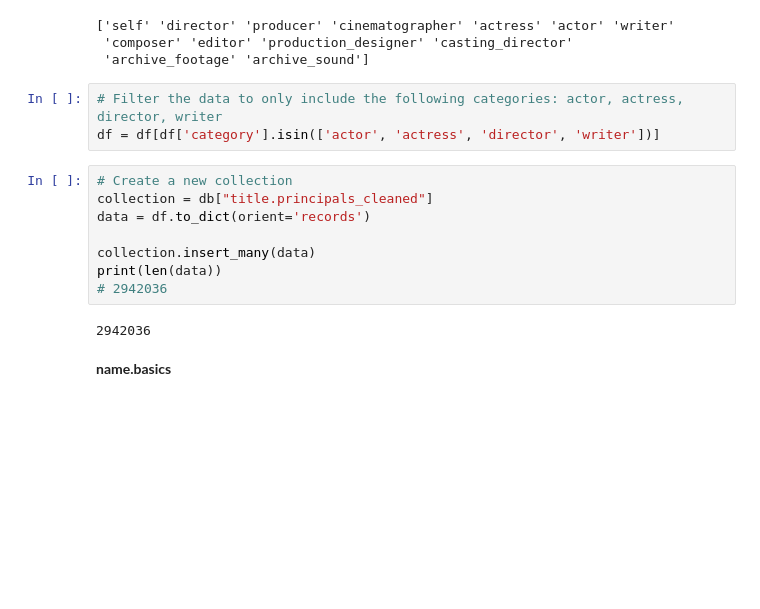
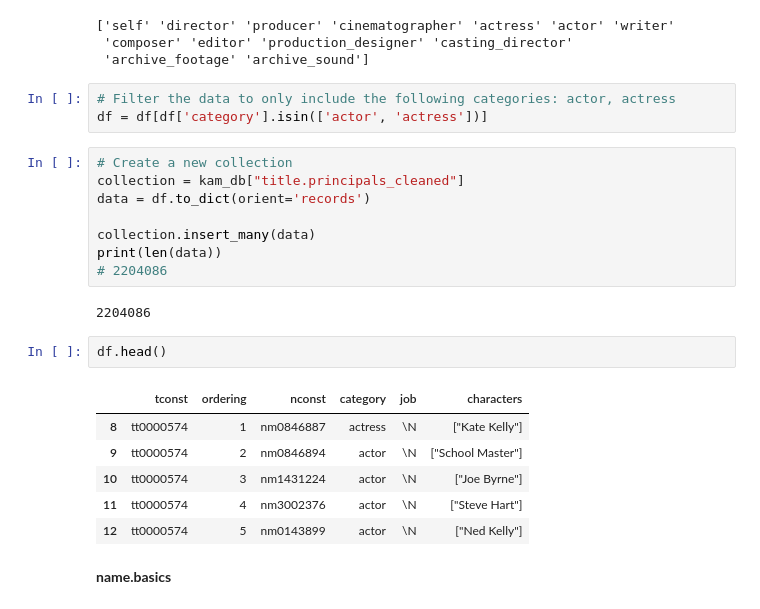
Before and after one commit to hunterAntal/IMDb-Analyser, a Jupyter notebook: Data_cleaning/clean_empty_data.ipynb, the cells around one changed output. Drawn from its saved outputs; the diff is of its cells as text; blank space fills up the shorter version.

```diff
--- a/Data_cleaning/clean_empty_data.ipynb
+++ b/Data_cleaning/clean_empty_data.ipynb
@@ -144,18 +181,27 @@ print(result)
  'composer' 'editor' 'production_designer' 'casting_director'
  'archive_footage' 'archive_sound']
 # %%
-# Filter the data to only include the following categories: actor, actress, director, writer
-df = df[df['category'].isin(['actor', 'actress', 'director', 'writer'])]
+# Filter the data to only include the following categories: actor, actress
+df = df[df['category'].isin(['actor', 'actress'])]
 # %%
 # Create a new collection
-collection = db["title.principals_cleaned"]
+collection = kam_db["title.principals_cleaned"]
 data = df.to_dict(orient='records')
 
 collection.insert_many(data)
 print(len(data))
-# 2942036
+# 2204086
 # %% [output]
-2942036
+2204086
+# %%
+df.head()
+# %% [output]
+|  | tconst | ordering | nconst | category | job | characters |
+| 8 | tt0000574 | 1 | nm0846887 | actress | \N | ["Kate Kelly"] |
+| 9 | tt0000574 | 2 | nm0846894 | actor | \N | ["School Master"] |
+| 10 | tt0000574 | 3 | nm1431224 | actor | \N | ["Joe Byrne"] |
+| 11 | tt0000574 | 4 | nm3002376 | actor | \N | ["Steve Hart"] |
+| 12 | tt0000574 | 5 | nm0143899 | actor | \N | ["Ned Kelly"] |
 # %% [markdown]
 **name.basics**
 # %% [markdown]
```
Also changed, not shown: parts of 5 cells of this notebook, 4 other files.
